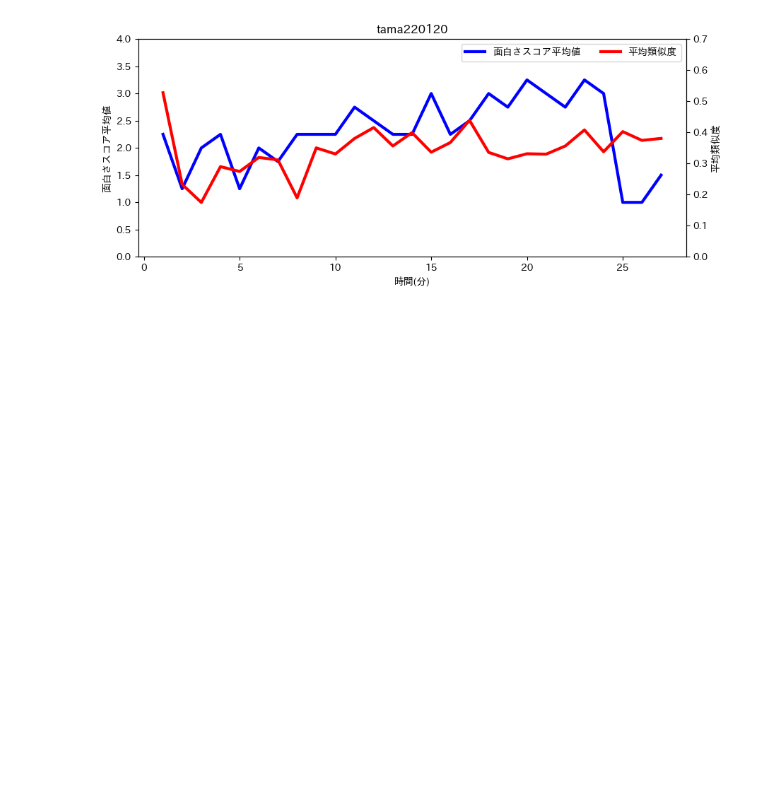
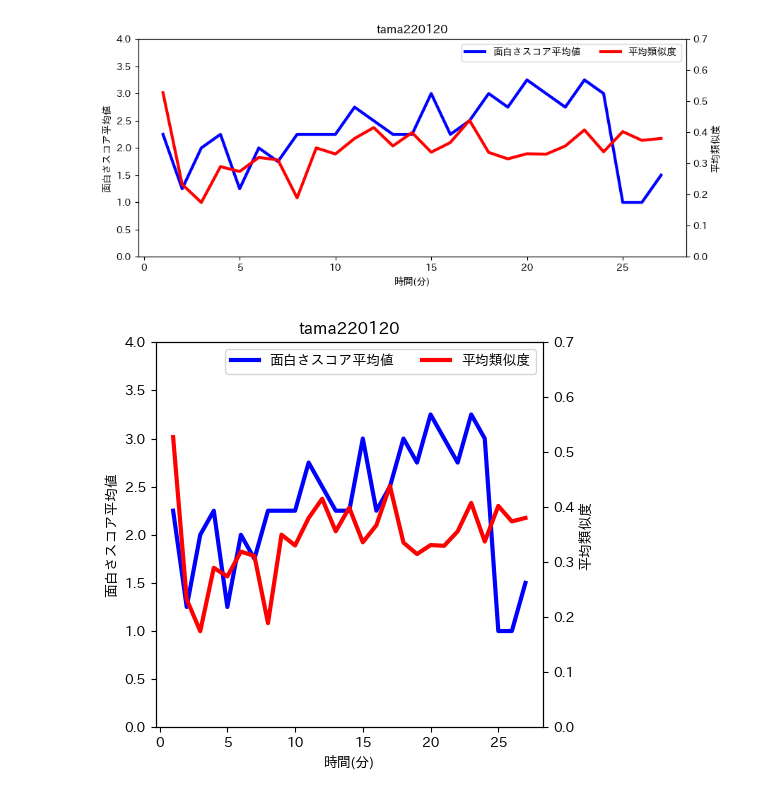
Before and after one commit to Ota1022/DEIM2023, a Jupyter notebook: experiment1/tama/analysis.ipynb, the cells around one changed output. Cells and saved outputs as stored; diff of their text form; code cells hidden in the pictures; blank space fills up the shorter version.

```diff
--- a/experiment1/tama/analysis.ipynb
+++ b/experiment1/tama/analysis.ipynb
@@ -109,3 +132,26 @@ ax.legend(h1+h2, l1+l2, loc='upper right', ncol=2)
 plt.savefig("is_tama")
 # %% [output]
 [figure]
+# %%
+fig, ax = plt.subplots(figsize=(5, 5))
+ax.set_xlabel('時間(分)')
+ax.set_title("tama220120")
+ax.set_ylabel("面白さスコア平均値")
+ax.set_ylim(0, 4)
+ax.plot(df['created_at'], df['exp'],
+        color='blue', label='面白さスコア平均値', lw=3)
+
+ax2 = ax.twinx()
+ax2.set_ylabel('平均類似度')
+raw_num = len(df)
+ax2.set_xticks(range(0, raw_num+1, 5))
+ax2.set_ylim(0, 0.7)
+ax2.plot(df['created_at'], df['mean'], color='red', label='平均類似度', lw=3)
+
+h1, l1 = ax.get_legend_handles_labels()
+h2, l2 = ax2.get_legend_handles_labels()
+ax.legend(h1+h2, l1+l2, loc='upper right', ncol=2)
+
+plt.savefig("is_tama")
+# %% [output]
+[figure, added]
```
Also changed, not shown: parts of 1 cell of this notebook, 11 other files.
